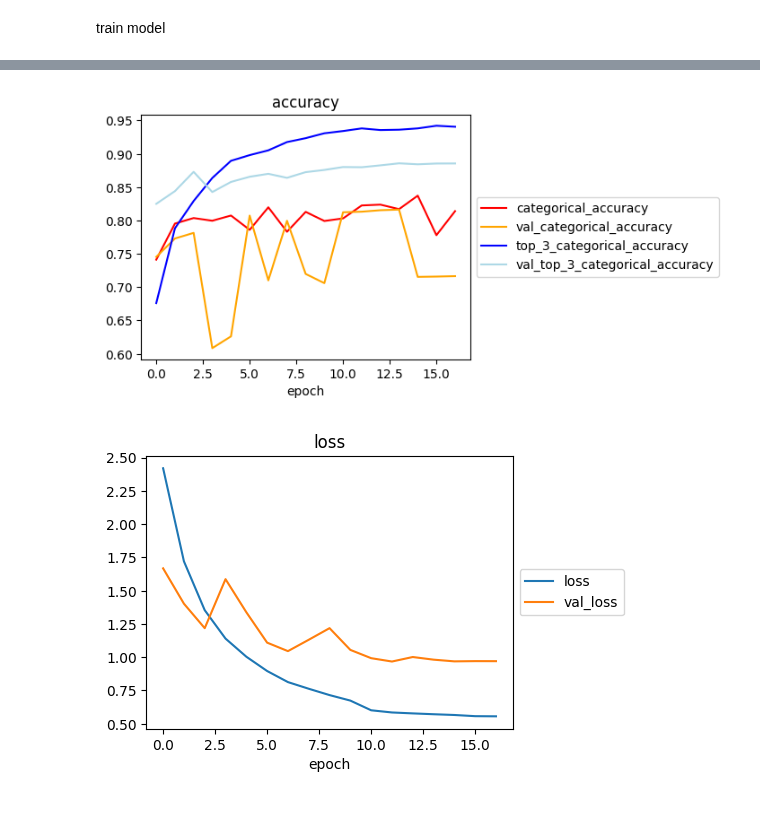
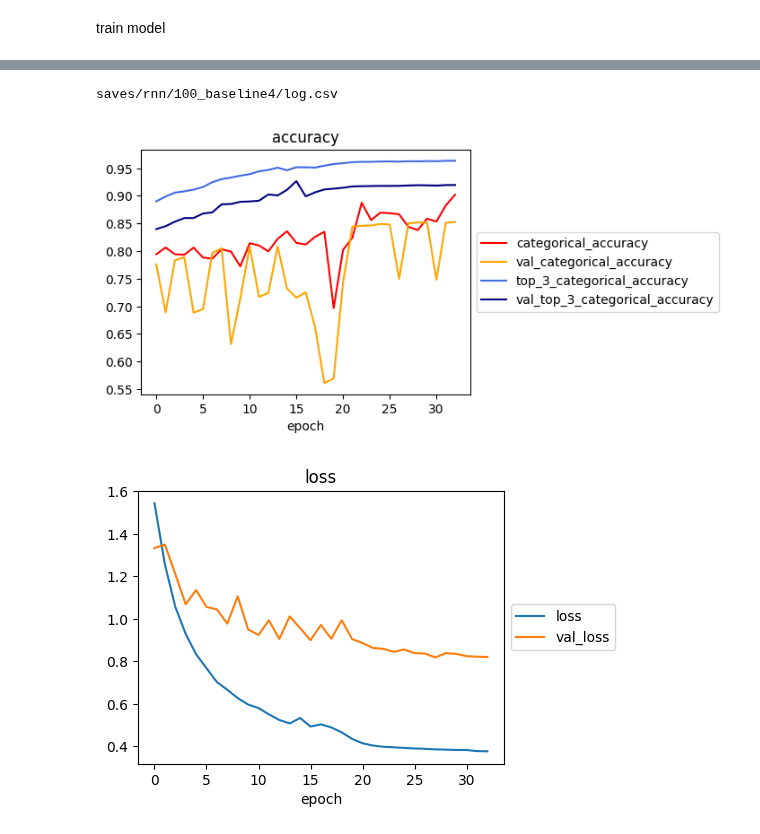
Before and after one commit to JannikRosendahl/bachelor_thesis_models, a Jupyter notebook: rnn.ipynb, the cells around one changed output, grey strips where cells are left out. Saved outputs shown, nothing was run; the diff lists cells and outputs as text; code cells hidden in the pictures.

Commit message:
baseline 4

```diff
--- a/rnn.ipynb
+++ b/rnn.ipynb
@@ -457,10 +458,14 @@ class_weights = compute_class_weight(
 )
 class_weights_dict = dict(enumerate(class_weights))
 
-top_k = 3
+metrics = [
+    CategoricalAccuracy(name='categorical_accuracy'),
+    TopKCategoricalAccuracy(k=top_k, name=f'top_{top_k}_categorical_accuracy'),
+]
+
 weighted_metrics = [
-    CategoricalAccuracy(),
-    TopKCategoricalAccuracy(k=top_k),
+    CategoricalAccuracy(name='w_categorical_accuracy'),
+    TopKCategoricalAccuracy(k=top_k, name=f'w_top_{top_k}_categorical_accuracy'),
 ]
 
 # 'categorical_focal_crossentropy'
@@ -468,7 +473,7 @@ weighted_metrics = [
 model.compile(
     loss=loss,
     optimizer=optimizer,
-    metrics=['categorical_accuracy'],
+    metrics=metrics,
     weighted_metrics=weighted_metrics,
 )
 # %% [markdown]
@@ -477,7 +482,7 @@ train model
 history = model.fit(
     x=Generator(X_train, y_train, 128, max_sequence_length),
     validation_data=Generator(X_val, y_val, 128, max_sequence_length),
-    epochs=200,
+    epochs=1,
     callbacks=callbacks,
     class_weight=class_weights_dict
 )
@@ -506,35 +493,49 @@ Epoch 17: early stopping
+# %%
+print(log_path)
+# %% [output]
+saves/rnn/100_baseline4/log.csv
 # %%
 log = pd.read_csv(log_path)
 
 fig, ax = plt.subplots(figsize=(15*cm, 9*cm))
+
+# categorical_accuracy, top_k_categorical_accuracy
+# val_categorical_accuracy ,val_top_k_categorical_accuracy
+# val_weighted_categorical_accuracy,weighted_categorical_accuracy
+
+
 ax.plot(log['epoch'], log['categorical_accuracy'], label='categorical_accuracy', color='red')
 ax.plot(log['epoch'], log['val_categorical_accuracy'], label='val_categorical_accuracy', color='orange')
-ax.plot(log['epoch'], log['top_k_categorical_accuracy'], label=f'top_{top_k}_categorical_accuracy', color='blue')
-ax.plot(log['epoch'], log['val_top_k_categorical_accuracy'], label=f'val_top_{top_k}_categorical_accuracy', color='lightblue')
+ax.plot(log['epoch'], log[f'top_{top_k}_categorical_accuracy'], label=f'top_{top_k}_categorical_accuracy', color='royalblue')
+ax.plot(log['epoch'], log[f'val_top_{top_k}_categorical_accuracy'], label=f'val_top_{top_k}_categorical_accuracy', color='navy')
+#ax.plot(log['epoch'], log['w_categorical_accuracy'], label='w_categorical_accuracy', color='green')
+#ax.plot(log['epoch'], log['val_w_categorical_accuracy'], label='val_w_weighted_categorical_accuracy', color='lime')
+#ax.plot(log['epoch'], log[f'w_top_{top_k}_categorical_accuracy'], label=f'w_top_{top_k}_categorical_accuracy', color='purple')
+#ax.plot(log['epoch'], log[f'val_w_top_{top_k}_categorical_accuracy'], label=f'val_w_top_{top_k}_categorical_accuracy', color='magenta')
 ax.set_title('accuracy')
 ax.set_xlabel('epoch')
 box = ax.get_position()
 ax.set_position([box.x0, box.y0, box.width * 0.8, box.height])
 ax.legend(loc='center left', bbox_to_anchor=(1, 0.5))
 
 plt.savefig(f'{checkpoint_path}/metrics.svg')
 plt.show()
 
 fig, ax = plt.subplots(figsize=(15*cm, 9*cm))
 ax.plot(log['epoch'], log['loss'], label='loss')
 ax.plot(log['epoch'], log['val_loss'], label='val_loss')
 ax.set_title('loss')
 ax.set_xlabel('epoch')
 # print legend outside of plot
 box = ax.get_position()
 ax.set_position([box.x0, box.y0, box.width * 0.8, box.height])
 ax.legend(loc='center left', bbox_to_anchor=(1, 0.5))
 
 plt.savefig(f'{checkpoint_path}/loss.svg')
 plt.show()
 # %% [output]
-[figure, old version]
+[figure, new version]
-[figure, old version]
+[figure, new version]
 # %%
 # load old model
 model = load_model(model_path)
```
Also changed, not shown: parts of 6 cells of this notebook, 8 other files.
